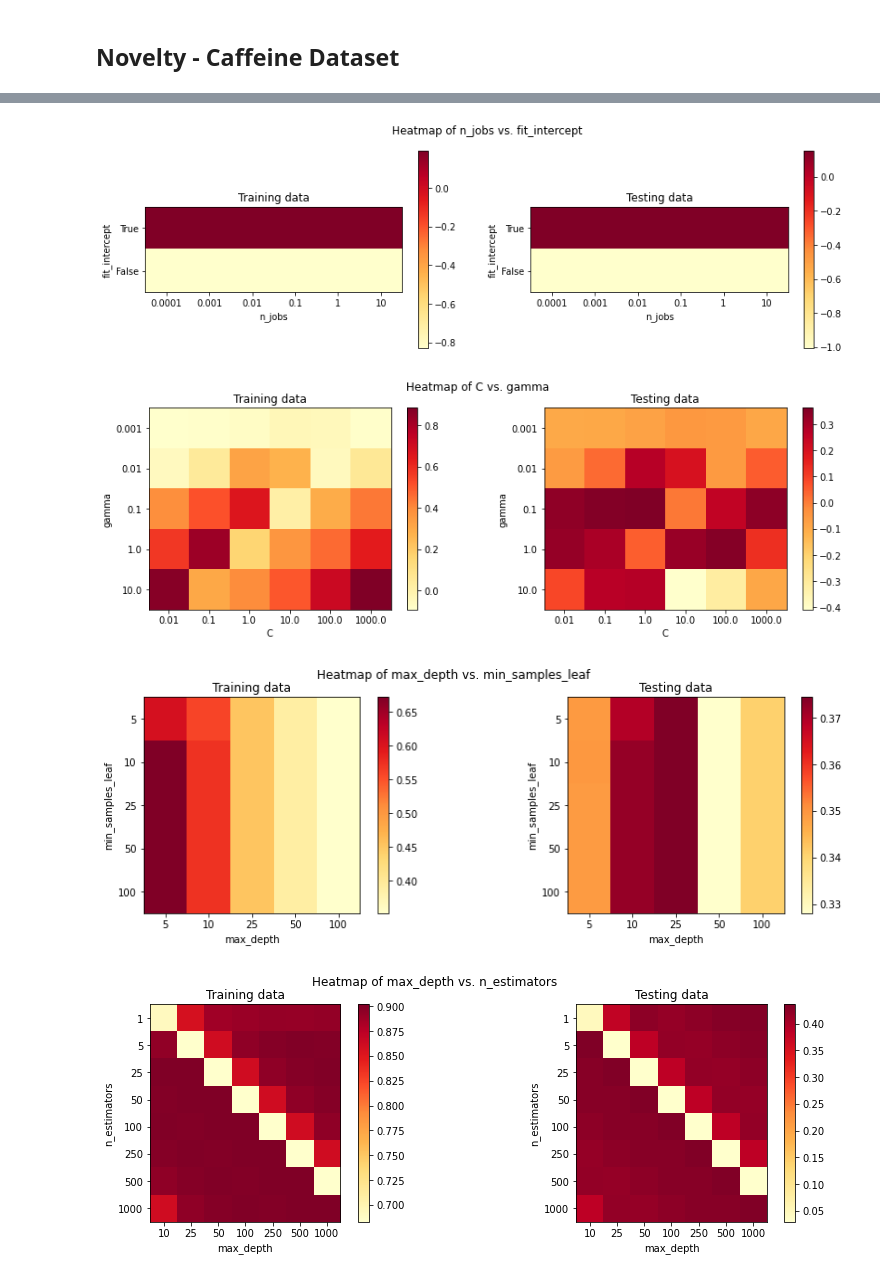
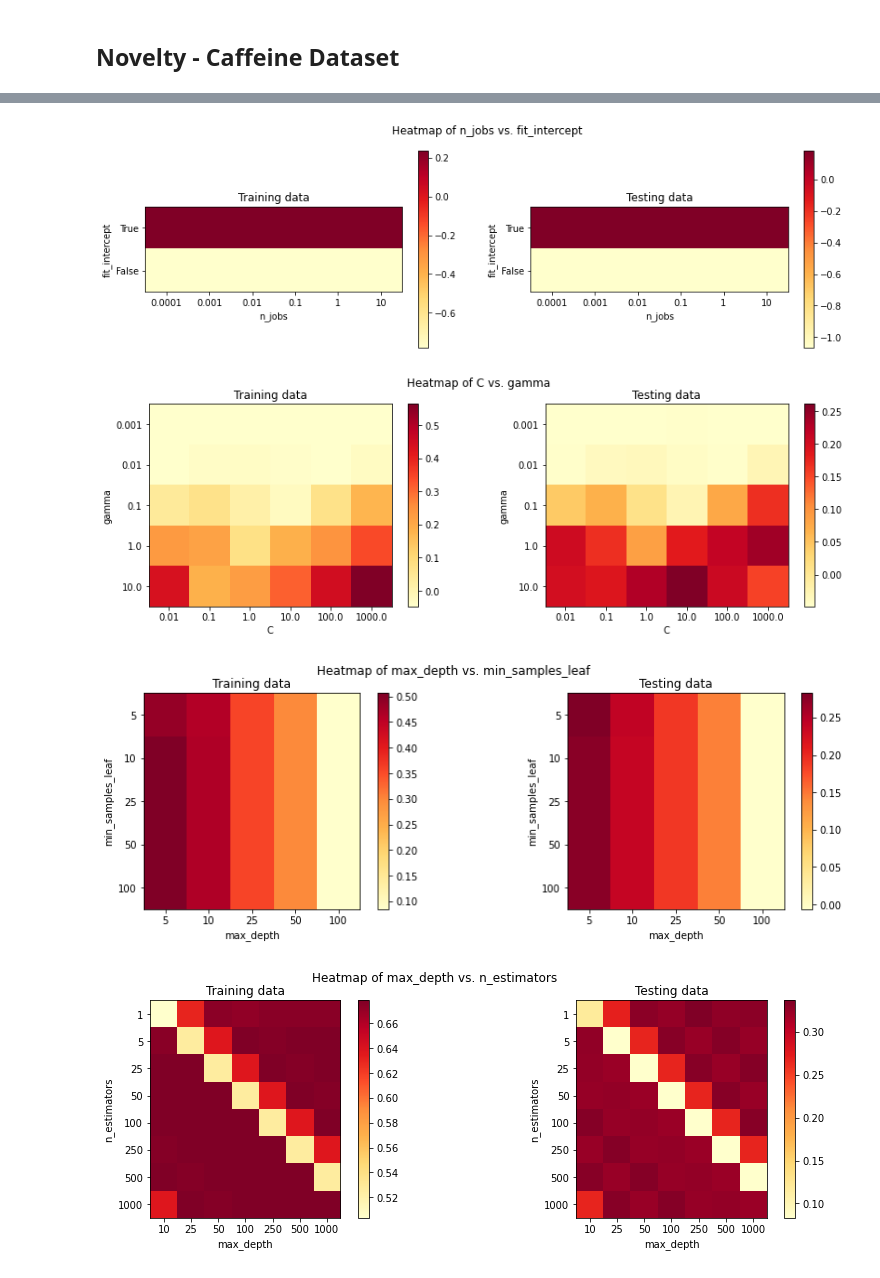
Before and after one commit to PBMocha/COMP432-MLProject, a Jupyter notebook: regression/RegressionPipeline.ipynb, the cells around one changed output, grey strips where cells are left out. Saved outputs shown, nothing was run; the diff lists cells and outputs as text; code cells hidden in the pictures.

```diff
--- a/regression/RegressionPipeline.ipynb
+++ b/regression/RegressionPipeline.ipynb
@@ -491,8 +491,8 @@ for i in range(len(caf_data)):
     else:
         caf_data[i][4] = 5
 
-X = caf_data[:,1:-1]
-y = caf_data[:,-1:].astype(np.int32).reshape(610,)
+X = np.delete(caf_data[:,1:],2,1)
+y = caf_data[:,3:4].astype(np.int32).reshape(610,)
 
 X_trn, X_tst, y_trn, y_tst = preprocess(X,y)
 
@@ -526,4 +543,4 @@ With 40.421% test accuracy
-[figure, old version]
+[figure, new version]
-[figure, old version]
+[figure, new version]
-[figure, old version]
+[figure, new version]
-[figure, old version]
+[figure, new version]
```
Also changed, not shown: parts of 1 cell of this notebook, 9 other files.
